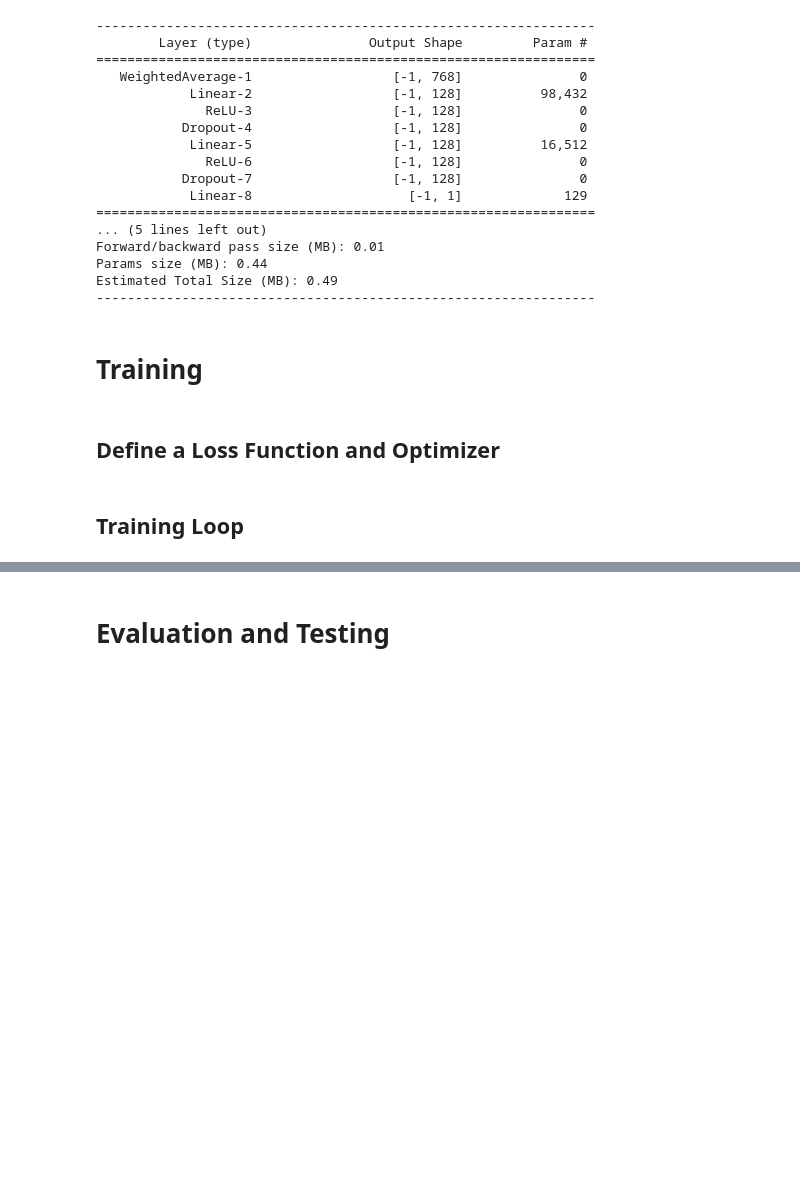
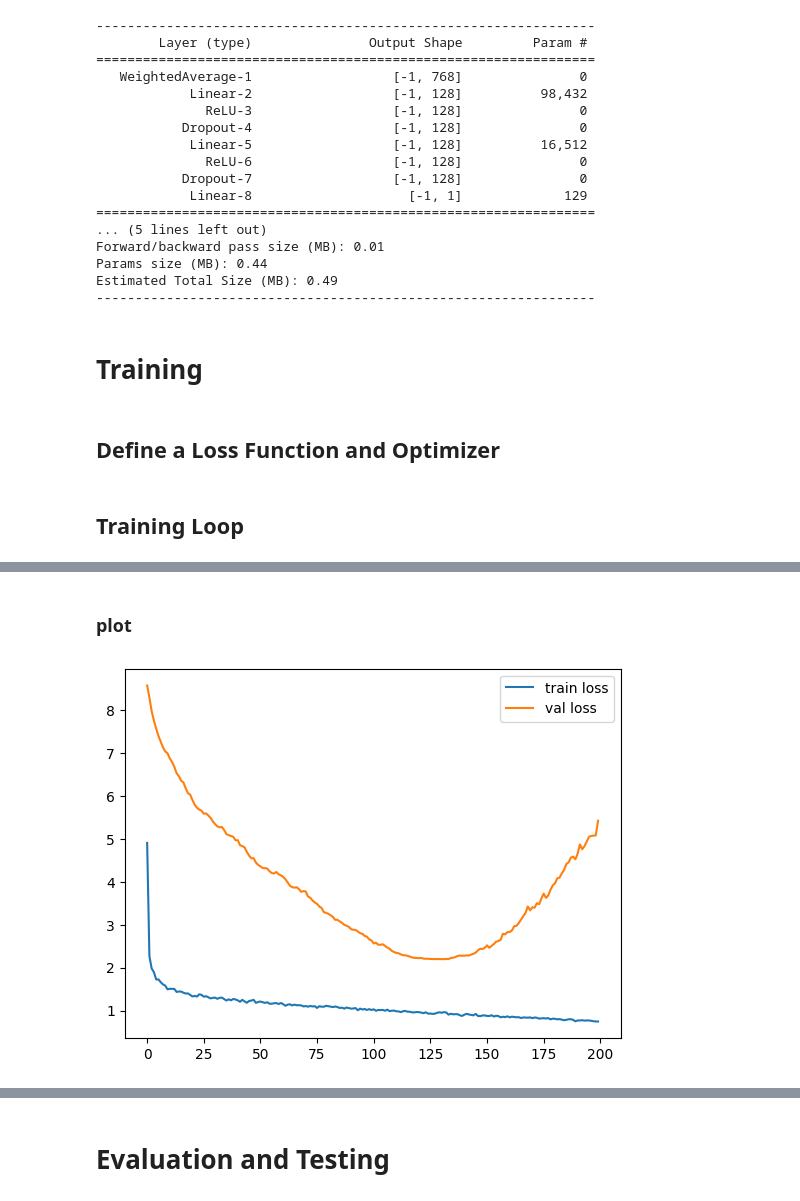
Before and after one commit to asosawelford/tesis, a Jupyter notebook: classifier/DenseMOS_tests/simple_mlp.ipynb, the cells around one changed output, grey strips where cells are left out. Saved outputs shown, nothing was run; the diff lists cells and outputs as text; code cells hidden in the pictures; blank space fills up the shorter version.

```diff
--- a/classifier/DenseMOS_tests/simple_mlp.ipynb
+++ b/classifier/DenseMOS_tests/simple_mlp.ipynb
@@ -272,16 +272,16 @@ class DenseMOS(nn.Module):
         # Pass through the final dense layer to get the MOS score
         x = self.output_layer(x)  # Output layer
 
-        # Constrain the output to the 1-5 range
-        x = torch.sigmoid(x)  # Constrain between 0 and 1
-        x = 1 + 4 * x  # Scale to 1-5
+        # # Constrain the output to the 1-5 range
+        # x = torch.sigmoid(x)  # Constrain between 0 and 1
+        # x = 1 + 4 * x  # Scale to 1-5
 
         return x
 
 # Define the model parameters
 input_dim = 768  # Single 768-dimensional input
 hidden_dim = 128  # Hidden dimension for dense layers
-dropout_prob = 0.4  # Dropout probability
+dropout_prob = 0.5  # Dropout probability
 num_layers = 12  # Number of layers in the Wav2Vec2 model
 
 # Instantiate the DenseMOS model
@@ -330,17 +330,18 @@ Estimated Total Size (MB): 0.49
 # define loss and optimizer
 loss_fn = nn.MSELoss()  # Mean squared error loss
 # Assuming you are using an optimizer like Adam
-optimizer = torch.optim.Adam(dense_mos.parameters(), lr=0.0001, weight_decay=1e-5)  # Add L2 regularization
+optimizer = torch.optim.Adam(dense_mos.parameters(), lr=1e-4, weight_decay=1e-5)  # Add L2 regularization
+optimizer = torch.optim.Adam(dense_mos.parameters(), lr=1e-4)
 # %% [markdown]
 ## Training Loop
 # %%
 # Number of epochs and batch size
-num_epochs = 100 # Number of training epochs
+num_epochs = 200 # Number of training epochs
 batch_size = 32  # Batch size for training
 
 # DataLoader for training and validation
 train_loader = DataLoader(train_dataset, batch_size=batch_size, shuffle=True)  # Ensure batch size and shuffle
-val_loader = DataLoader(val_dataset, batch_size=batch_size, shuffle=False)  # No shuffle for validation
+val_loader = DataLoader(test_dataset, batch_size=batch_size, shuffle=False)  # No shuffle for validation
 
 # Track training and validation loss
 train_losses = []
@@ -349,7 +350,7 @@ val_losses = []
 # For early stopping
 best_val_loss = float('inf')  # To track the best validation loss
 
-scheduler = torch.optim.lr_scheduler.StepLR(optimizer, step_size=10, gamma=0.1)  # Decay LR every 10 epochs
+# scheduler = torch.optim.lr_scheduler.StepLR(optimizer, step_size=10, gamma=0.1)  # Decay LR every 10 epochs
 
 for epoch in range(num_epochs):
     # Training phase with progress bar
@@ -396,14 +397,15 @@ for epoch in range(num_epochs):
     val_loss /= len(val_loader)  # Average validation loss over all batches
     val_losses.append(val_loss)
 
-    # Print the loss every 5 epochs
-    if (epoch + 1) % 5 == 0:
-        print(f"Epoch {epoch + 1}/{num_epochs}, Training Loss: {train_loss:.4f}, Validation Loss: {val_loss:.4f}")
-    scheduler.step() # Step the scheduler
+    print(f"Epoch {epoch + 1}/{num_epochs}, Training Loss: {train_loss:.4f}, Validation Loss: {val_loss:.4f}")
+    # scheduler.step() # Step the scheduler
 
     # Save the best model based on validation loss
     if val_loss < best_val_loss:
         best_val_loss = val_loss
         # Save the model (optional)
         torch.save(dense_mos.state_dict(), "best_model.pth")
+# save train and val losses to csv
+losses = pd.DataFrame({'train_loss': train_losses, 'val_loss': val_losses})
+losses.to_csv('losses.csv', index=False)
 # %% [output]
@@ -422,0 +425,18 @@ Epoch 60/100, Training Loss: 1.1234, Validation Loss: 2.8585
+# %% [markdown]
+### plot
+# %%
+import matplotlib.pyplot as plt
+
+losses = pd.read_csv('losses.csv')
+train_losses = losses['train_loss']
+val_losses = losses['val_loss']
+
+plt.plot(train_losses, label='train loss')
+plt.plot(val_losses, label='val loss')
+plt.legend()
+plt.show()
+
+print("Best validation loss:", best_val_loss)
+print("epoch for best validation loss:", np.argmin(val_losses))
+# %% [output]
+[figure, added]
```
Also changed, not shown: parts of 5 cells of this notebook, 6 other files.
